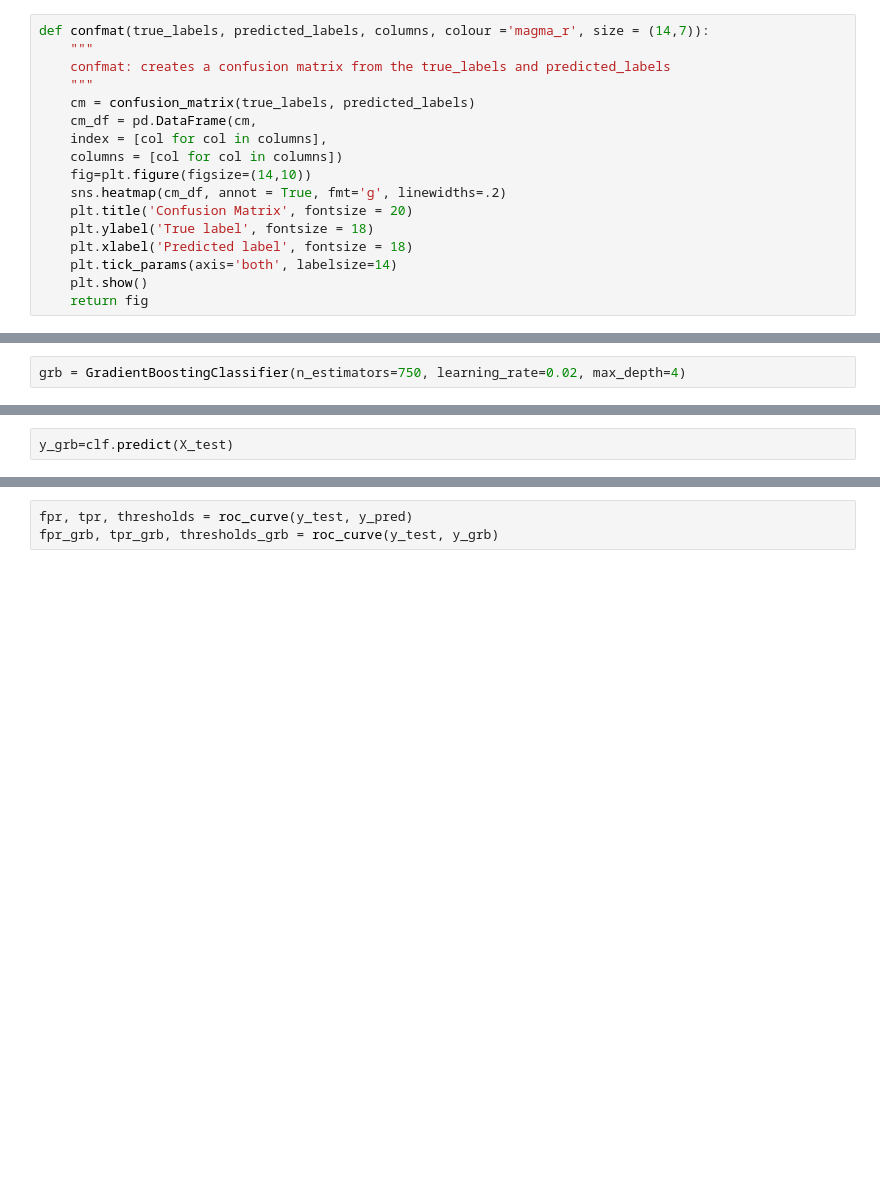
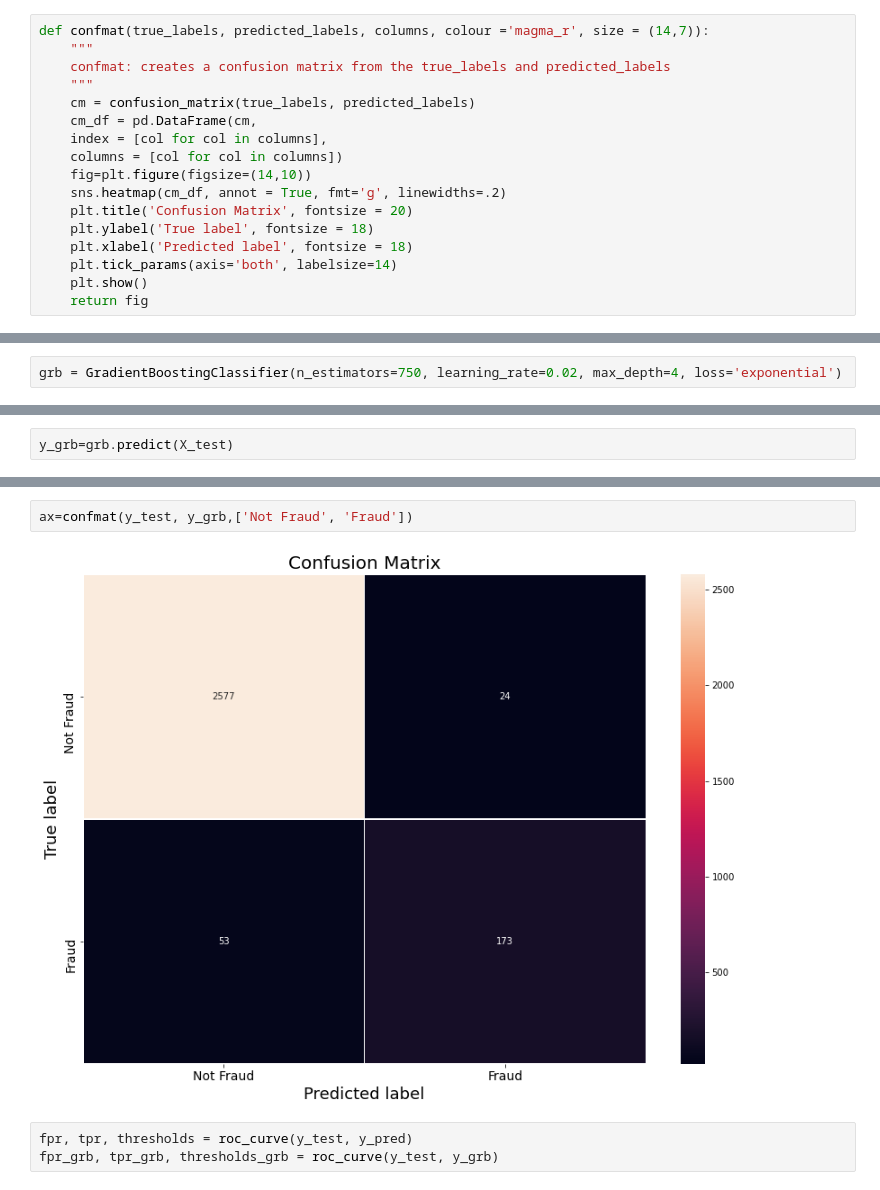
Before and after one commit to thejoshchow/fraud-detection, a Jupyter notebook: src/Aydin EDA/EDA.ipynb, the cells around one changed output, grey strips where cells are left out. Saved outputs shown, nothing was run; the diff lists cells and outputs as text; blank space fills up the shorter version.

```diff
--- a/src/Aydin EDA/EDA.ipynb
+++ b/src/Aydin EDA/EDA.ipynb
@@ -441,5 +531,5 @@ ax=confmat(y_test, y_pred,[False, True])
 # %%
-grb = GradientBoostingClassifier(n_estimators=750, learning_rate=0.02, max_depth=4)
+grb = GradientBoostingClassifier(n_estimators=750, learning_rate=0.02, max_depth=4, loss='exponential')
 # %%
 grb.fit(X_train, y_train)
 # %% [output]
@@ -447,5 +538,5 @@ GradientBoostingClassifier(learning_rate=0.02, max_depth=4, n_estimators=750)
 # %%
-y_grb=clf.predict(X_test)
+y_grb=grb.predict(X_test)
 # %%
 print(classification_report(y_test, y_grb))
 # %% [output]
@@ -460,3 +551,7 @@ weighted avg       0.98      0.98      0.98      2827
+# %%
+ax=confmat(y_test, y_grb,['Not Fraud', 'Fraud'])
+# %% [output]
+[figure, added]
 # %%
 fpr, tpr, thresholds = roc_curve(y_test, y_pred)
 fpr_grb, tpr_grb, thresholds_grb = roc_curve(y_test, y_grb)
```
Also changed, not shown: parts of 23 cells of this notebook.
